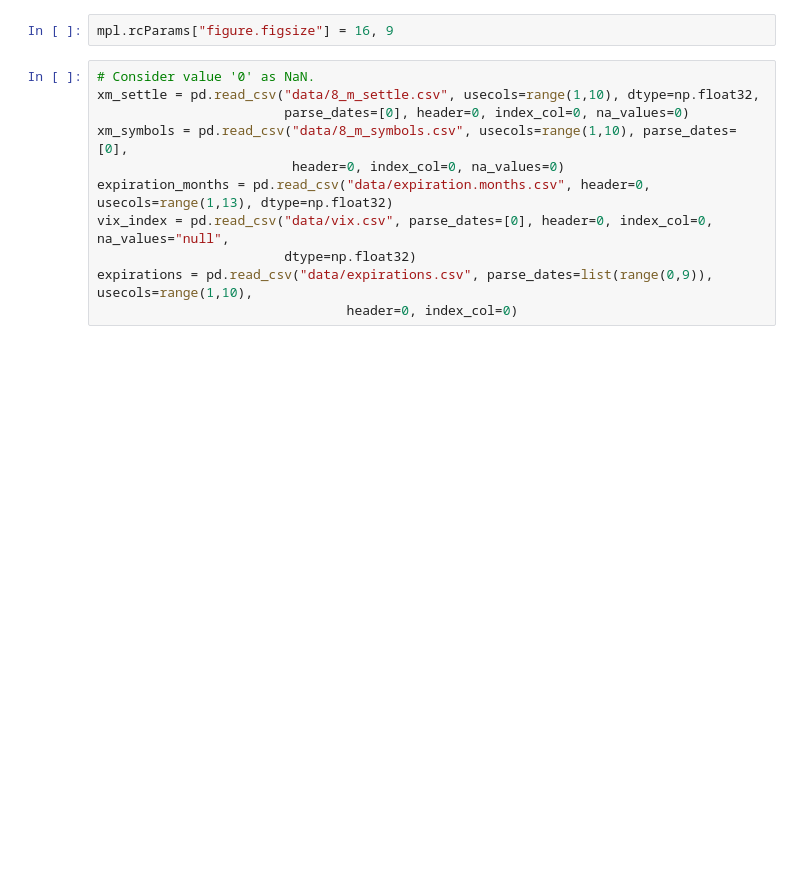
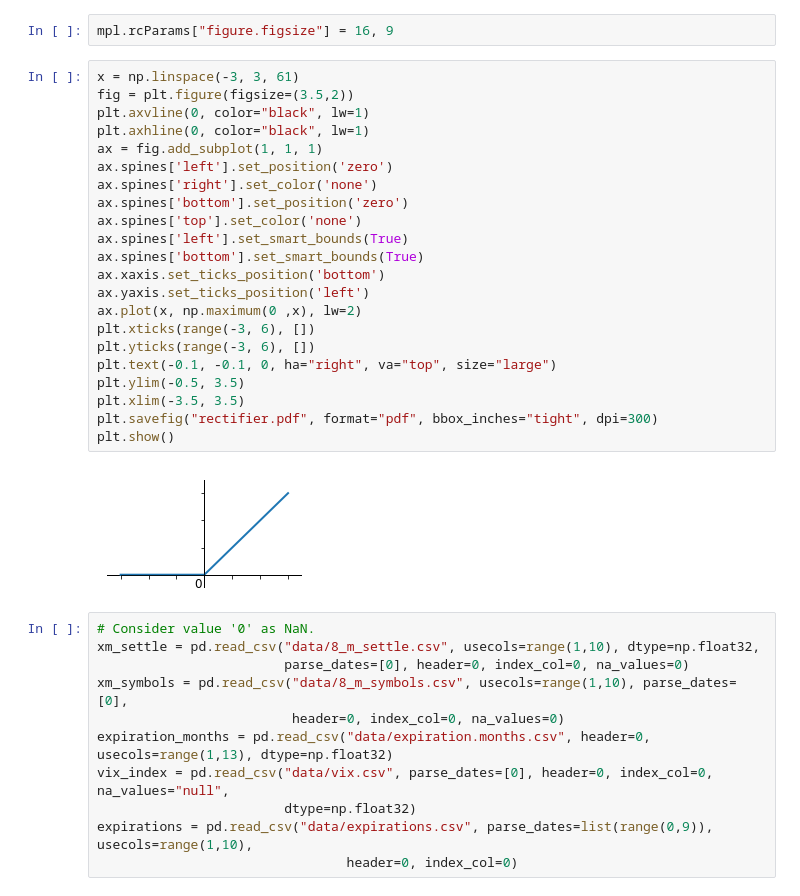
Before and after one commit to leyhline/vix-term-structure, a Jupyter notebook: overview.ipynb, the cells around one changed output. Drawn from its saved outputs; the diff is of its cells as text; blank space fills up the shorter version.

```diff
--- a/overview.ipynb
+++ b/overview.ipynb
@@ -17,6 +17,30 @@ from matplotlib import colors as mcolors
 from vixstructure.data import TermStructure, Expirations
 # %%
 mpl.rcParams["figure.figsize"] = 16, 9
+# %%
+x = np.linspace(-3, 3, 61)
+fig = plt.figure(figsize=(3.5,2))
+plt.axvline(0, color="black", lw=1)
+plt.axhline(0, color="black", lw=1)
+ax = fig.add_subplot(1, 1, 1)
+ax.spines['left'].set_position('zero')
+ax.spines['right'].set_color('none')
+ax.spines['bottom'].set_position('zero')
+ax.spines['top'].set_color('none')
+ax.spines['left'].set_smart_bounds(True)
+ax.spines['bottom'].set_smart_bounds(True)
+ax.xaxis.set_ticks_position('bottom')
+ax.yaxis.set_ticks_position('left')
+ax.plot(x, np.maximum(0 ,x), lw=2)
+plt.xticks(range(-3, 6), [])
+plt.yticks(range(-3, 6), [])
+plt.text(-0.1, -0.1, 0, ha="right", va="top", size="large")
+plt.ylim(-0.5, 3.5)
+plt.xlim(-3.5, 3.5)
+plt.savefig("rectifier.pdf", format="pdf", bbox_inches="tight", dpi=300)
+plt.show()
+# %% [output]
+[figure, added]
 # %%
 # Consider value '0' as NaN.
 xm_settle = pd.read_csv("data/8_m_settle.csv", usecols=range(1,10), dtype=np.float32,
```
Also changed, not shown: 3 other files.
